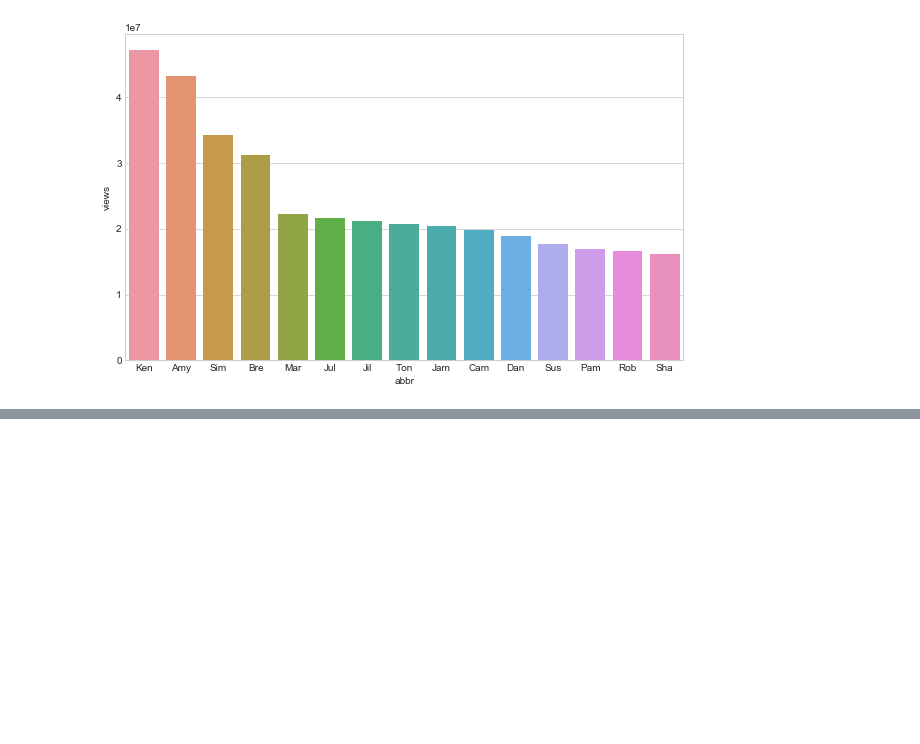
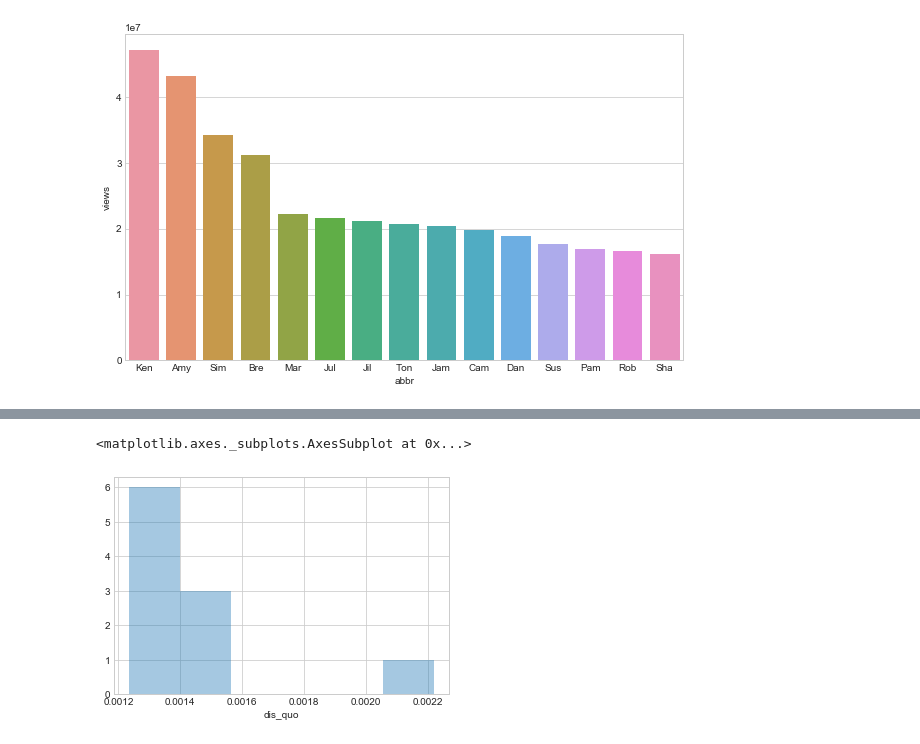
Before and after one commit to mallen69/Project_Sprint_7, a Jupyter notebook: Sprint05_Summarizing_Describing/Jon_Honda.ipynb, the cells around one changed output, grey strips where cells are left out. Drawn from its saved outputs; the diff is of its cells as text; code cells hidden in the pictures; blank space fills up the shorter version.

```diff
--- a/Sprint05_Summarizing_Describing/Jon_Honda.ipynb
+++ b/Sprint05_Summarizing_Describing/Jon_Honda.ipynb
@@ -285,0 +311,5 @@ sns.barplot(x='abbr', y='views', data=pop_talks)
+# %%
+sns.distplot(df10['dis_quo'], kde=False)
+# %% [output]
+<matplotlib.axes._subplots.AxesSubplot at 0x...>
+[figure, added]
```
Also changed, not shown: parts of 7 cells of this notebook.
